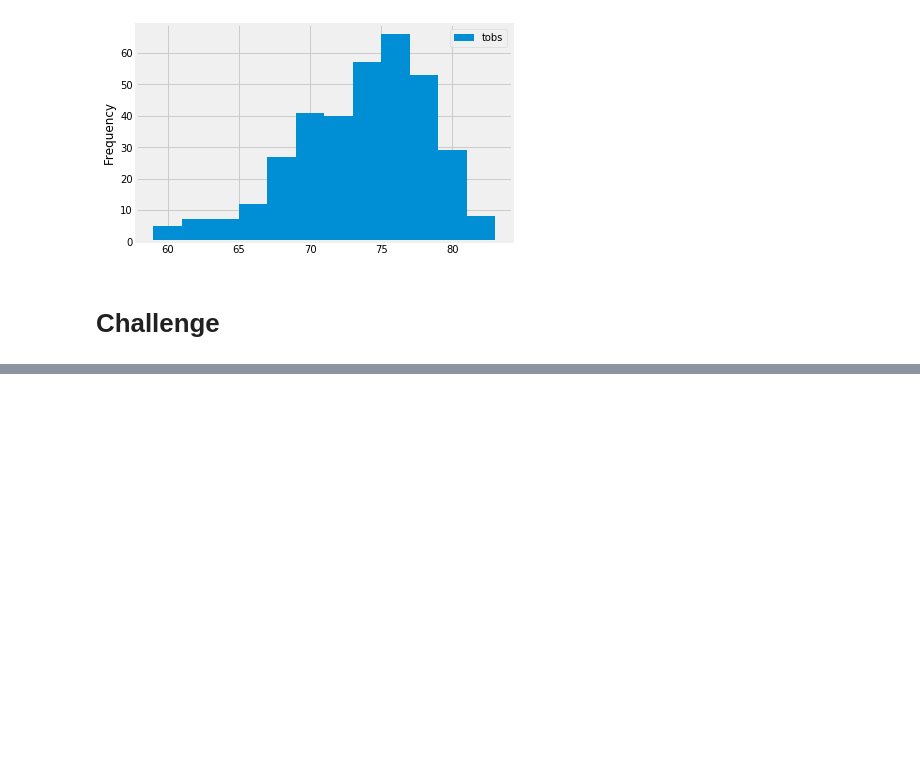
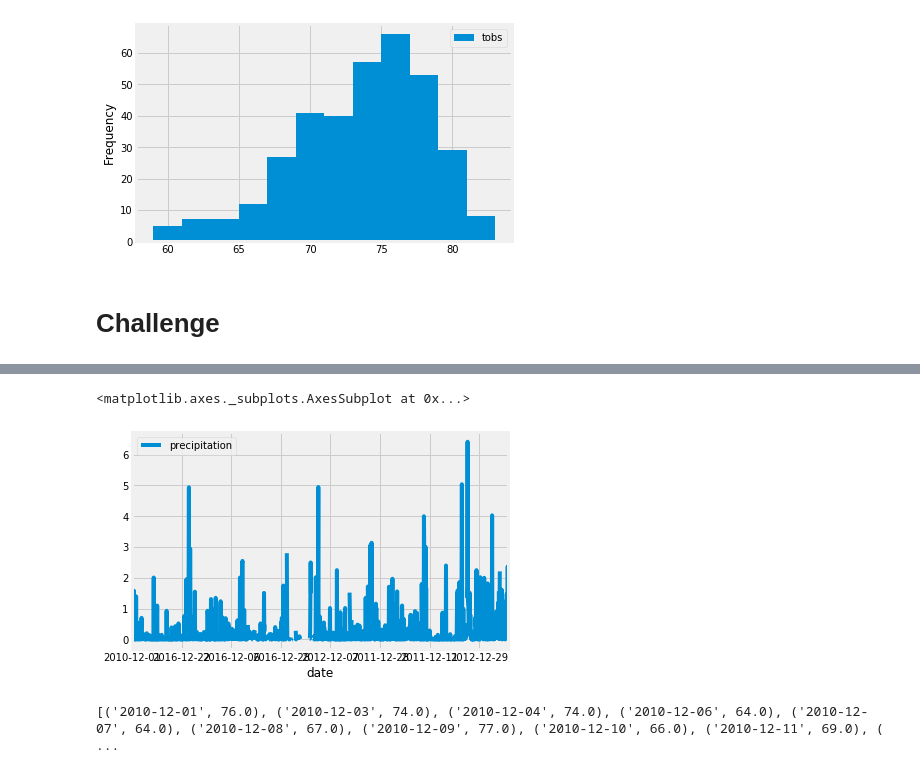
Before and after one commit to JVChermak/JasminChermak_Mod9_surfs_up_Challenge, a Jupyter notebook: climate_analysis.ipynb, the cells around one changed output, grey strips where cells are left out. Saved outputs shown, nothing was run; the diff lists cells and outputs as text; code cells hidden in the pictures; blank space fills up the shorter version.

```diff
--- a/climate_analysis.ipynb
+++ b/climate_analysis.ipynb
@@ -160,0 +266,5 @@ def stats(start=None, end=None):
+# %%
+# Save the query results as a Pandas DataFrame and set the index to the date column
+dec_precip_df = pd.DataFrame(dec_precip, columns=['date','precipitation'])
+dec_precip_df.set_index(dec_precip_df['date'], inplace=True)
+print(dec_precip_df.to_string(index=False))
@@ -160,0 +302,13 @@ def stats(start=None, end=None):
+# %%
+# Plot precipitation data for June in all years at all stations
+dec_precip_df.plot()
+# %% [output]
+<matplotlib.axes._subplots.AxesSubplot at 0x...>
+[figure, added]
+# %%
+# Perform a query to retrieve the date and temperatures for December in all years and all stations
+dec_temps = []
+dec_temps = session.query(Measurement.date, Measurement.tobs).filter(extract('month', Measurement.date) == 12).all()
+print(dec_temps)
+# %% [output]
+[('2010-12-01', 76.0), ('2010-12-03', 74.0), ('2010-12-04', 74.0), ('2010-12-06', 64.0), ('2010-12-07', 64.0), ('2010-12-08', 67.0), ('2010-12-09', 77.0), ('2010-12-10', 66.0), ('2010-12-11', 69.0), ( ...
```
Also changed, not shown: parts of 15 cells of this notebook, 1 other file.
